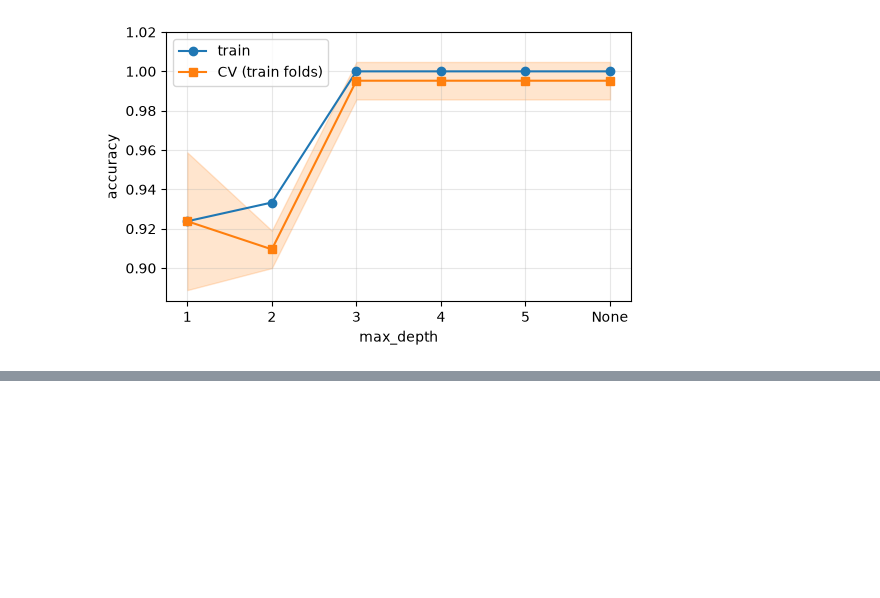
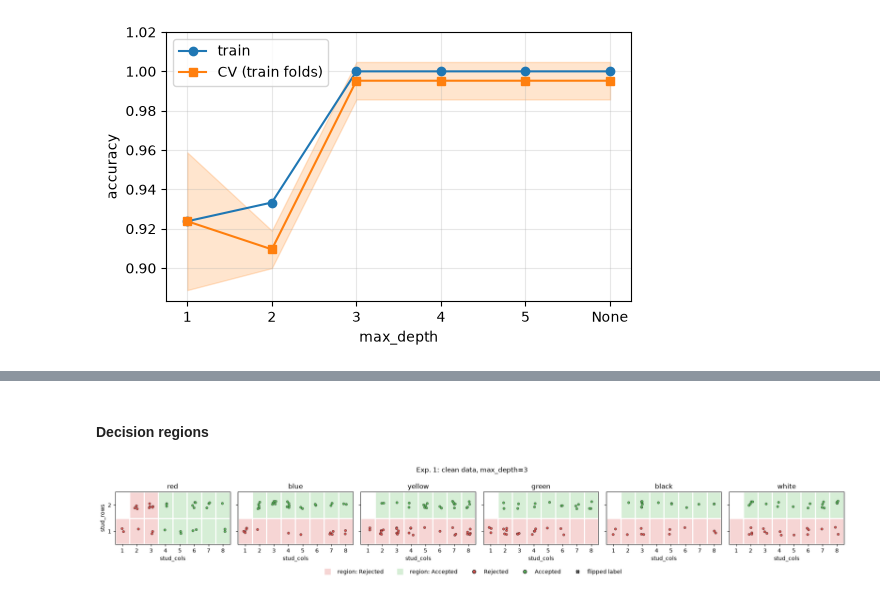
Before and after one commit to migasantunes/decision-trees-lego, a Jupyter notebook: notebooks/dev_a.ipynb, the cells around one changed output, grey strips where cells are left out. Drawn from its saved outputs; the diff is of its cells as text; code cells hidden in the pictures; blank space fills up the shorter version.

```diff
--- a/notebooks/dev_a.ipynb
+++ b/notebooks/dev_a.ipynb
@@ -22,6 +22,8 @@ from sklearn.metrics import classification_report, confusion_matrix
 SEED = 42
 N = 300
 NOISE = 0.15
+MAX_DEPTH = 3
+TEST_SIZE = 0.3
 # %% [markdown]
 ## Data Helpers
 # %% [markdown]
@@ -154,0 +164,10 @@ plt.show()
+# %%
+df = data.make_data(n=N, noise=0.0, seed=SEED)
+train_df, test_df = train_test_split(df, test_size=TEST_SIZE, stratify=df[data.TARGET], random_state=SEED)
+
+enc = data.make_encoder()
+X_train = enc.fit_transform(train_df[data.FEATURES])
+y_train = train_df[data.TARGET]
+X_test  = enc.transform(test_df[data.FEATURES])
+y_test  = test_df[data.TARGET]
+names = list(enc.get_feature_names_out())
@@ -154,0 +176,15 @@ plt.show()
+# %%
+tree1 = DecisionTreeClassifier(max_depth=MAX_DEPTH, random_state=SEED).fit(X_train, y_train)
+
+train_pred = tree1.predict(X_train)
+train_scores = {"accuracy": accuracy_score(y_train, train_pred),
+                "macro_F1": f1_score(y_train, train_pred, average="macro")}
+
+test_pred = tree1.predict(X_test)
+test_scores = {"accuracy": accuracy_score(y_test, test_pred),
+                "macro_F1": f1_score(y_test, test_pred, average="macro")}
+
+results1 = pd.DataFrame({"train": train_scores,
+                         "test":  test_scores}).T.round(3)
+print(f"depth = {tree1.get_depth()}, leaves = {tree1.get_n_leaves()}")
+results1
@@ -154,0 +229,7 @@ plt.show()
+# %% [markdown]
+#### Decision regions
+# %%
+plots.plot_regions(tree1, enc, train_df, title="Exp. 1: clean data, max_depth=3")
+plt.show()
+# %% [output]
+[figure, added]
```
Also changed, not shown: parts of 16 cells of this notebook, 1 other file.
